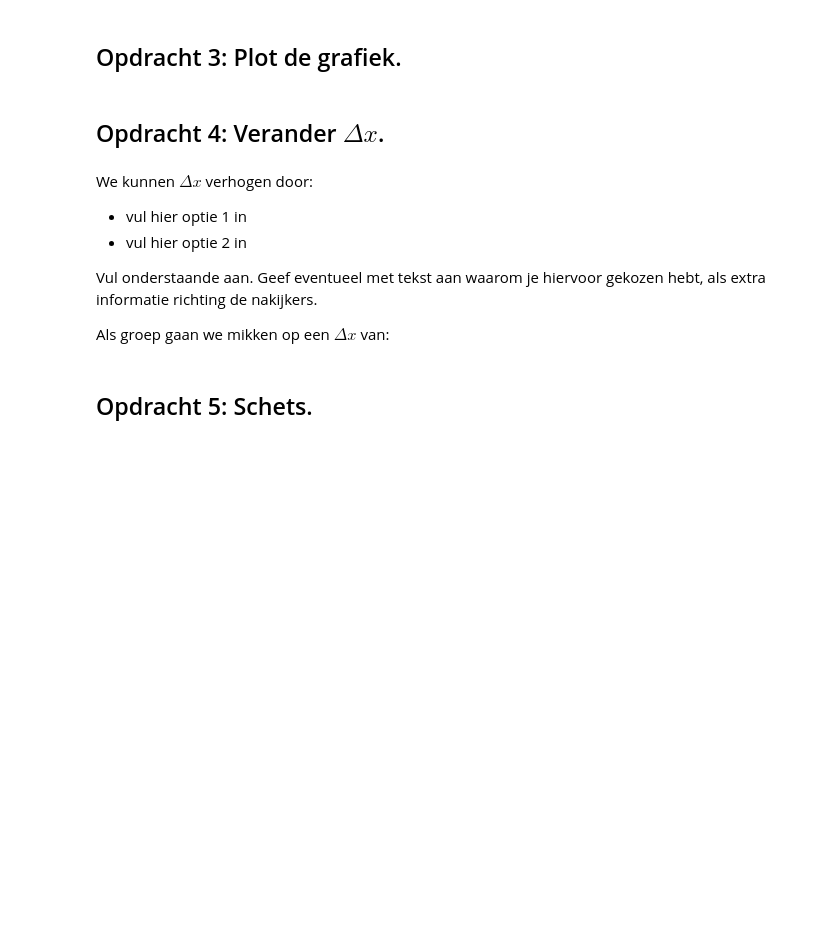
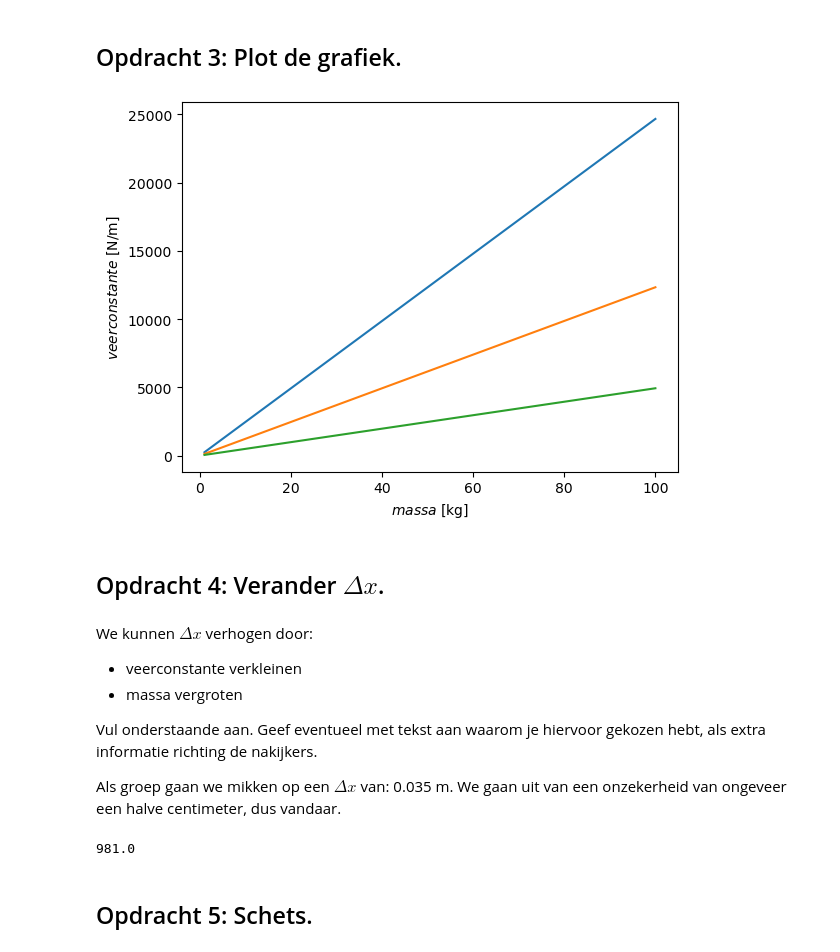
Before and after one commit to emmajuledrent/opdrachten-DEF-D, a Jupyter notebook: FysiekeOntwerpopdrachten/5MaakEenOpstellingTrillingsvrij/Ontwerpopdracht5MaakEenOpstellingTrillingsvrijInvulTemplate.ipynb, the cells around one changed output. Saved outputs shown, nothing was run; the diff lists cells and outputs as text; code cells hidden in the pictures; blank space fills up the shorter version.

```diff
--- a/FysiekeOntwerpopdrachten/5MaakEenOpstellingTrillingsvrij/Ontwerpopdracht5MaakEenOpstellingTrillingsvrijInvulTemplate.ipynb
+++ b/FysiekeOntwerpopdrachten/5MaakEenOpstellingTrillingsvrij/Ontwerpopdracht5MaakEenOpstellingTrillingsvrijInvulTemplate.ipynb
@@ -71,17 +82,40 @@ plt.show()
 # %%
 # Voeg hier je plot in. Lees goed de opdracht wat er in de grafiek moet staan!
 # Het is ook handig om je grafiek op te slaan, doe dat door met plt.savefig().
+
+g = 9.81
+def veerconstante(m,x):
+    return (m*g)/x
+
+massa = np.linspace(1,100,1000)
+
+plt.figure()
+plt.plot(massa,veerconstante(massa,dx))
+plt.plot(massa,veerconstante(massa,dx)/2)
+plt.plot(massa,veerconstante(massa,dx)/5)
+plt.xlabel("$massa$ [kg]")
+plt.ylabel("$veerconstante$ [N/m]")
+plt.savefig("Veerconstante_massa")
+plt.show()
+# %% [output]
+[figure, added]
 # %% [markdown]
 ## Opdracht 4: Verander $\Delta x$.
 # %% [markdown]
 We kunnen $\Delta x$ verhogen door:
 
-- vul hier optie 1 in
-- vul hier optie 2 in
+- veerconstante verkleinen
+- massa vergroten
 
 Vul onderstaande aan. Geef eventueel met tekst aan waarom je hiervoor gekozen hebt, als extra informatie richting de nakijkers.
 
-Als groep gaan we mikken op een $\Delta x$ van:
+Als groep gaan we mikken op een $\Delta x$ van: 0.035 m. We gaan uit van een onzekerheid van ongeveer een halve centimeter, dus vandaar.
+# %%
+# Schattend rekenen
+
+print(veerconstante(10,0.1))
+# %% [output]
+981.0
 # %% [markdown]
 ## Opdracht 5: Schets.
 # %% [markdown]
```
Also changed, not shown: parts of 5 cells of this notebook, 1 other file.
